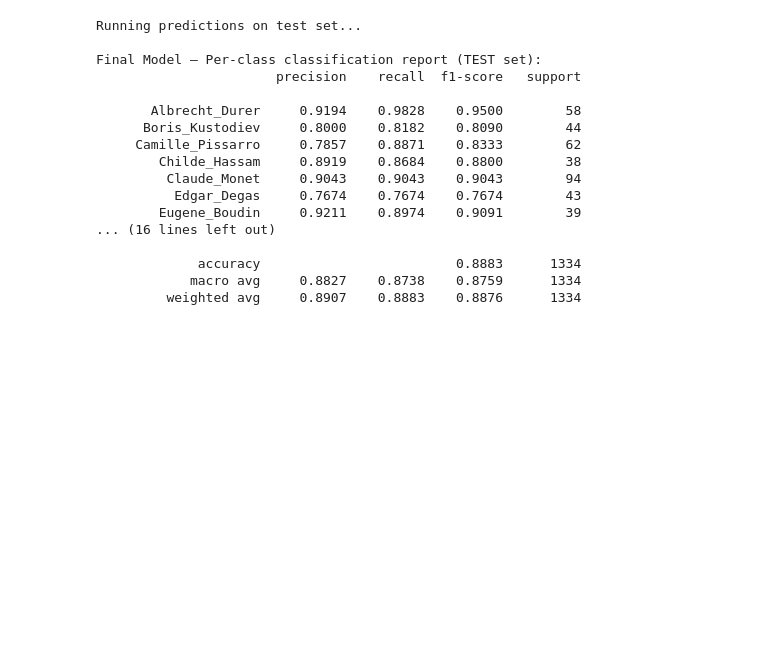
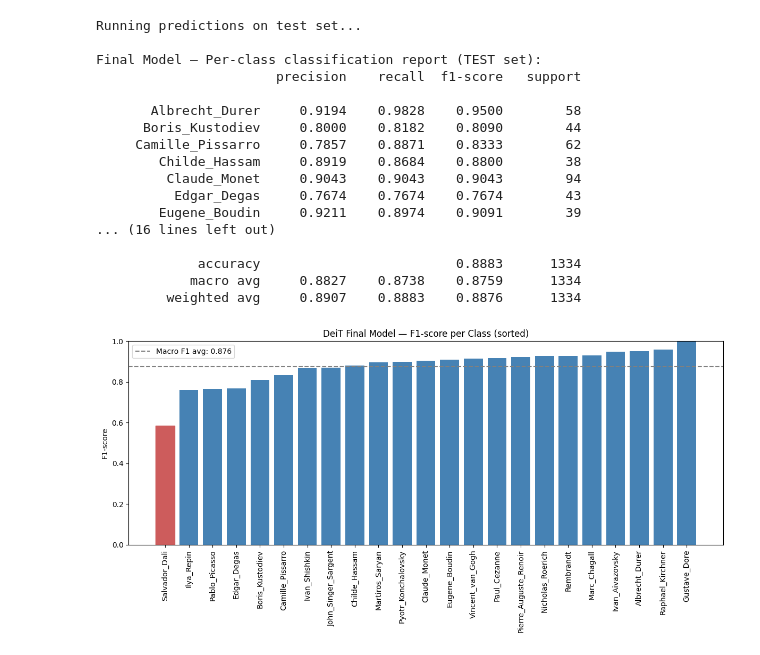
Before and after one commit to guilhermetnsilva/deep-learning-project, a Jupyter notebook: Transformer.ipynb, the cells around one changed output. Cells and saved outputs as stored; diff of their text form; code cells hidden in the pictures; blank space fills up the shorter version.

```diff
--- a/Transformer.ipynb
+++ b/Transformer.ipynb
@@ -1084,3 +1084,38 @@ Final Model — Per-class classification report (TEST set):
              accuracy                         0.8883      1334
             macro avg     0.8827    0.8738    0.8759      1334
          weighted avg     0.8907    0.8883    0.8876      1334
+# %%
+# Per-class F1 score bar chart
+report_dict = classification_report(
+    y_true_final, y_pred_final,
+    target_names=class_names,
+    output_dict=True
+)
+
+f1_scores = [report_dict[name]['f1-score'] for name in class_names]
+
+# Sort ascending (worst classes on left)
+sorted_idx = np.argsort(f1_scores)
+sorted_names = np.array(class_names)[sorted_idx]
+sorted_f1 = np.array(f1_scores)[sorted_idx]
+
+plt.figure(figsize=(12, 6))
+bars = plt.bar(sorted_names, sorted_f1, color='steelblue')
+
+# Highlight weakest classes in red
+for i, bar in enumerate(bars):
+    if sorted_f1[i] < 0.70:
+        bar.set_color('indianred')
+
+plt.xticks(rotation=90)
+plt.ylabel("F1-score")
+plt.title("DeiT Final Model — F1-score per Class (sorted)")
+plt.ylim(0, 1)
+plt.axhline(y=report_dict['macro avg']['f1-score'], color='gray', linestyle='--',
+            label=f"Macro F1 avg: {report_dict['macro avg']['f1-score']:.3f}")
+plt.legend()
+plt.tight_layout()
+plt.savefig(os.path.join(output_dir, 'deit_final_f1_per_class.png'), dpi=150, bbox_inches='tight')
+plt.show()
+# %% [output]
+[figure, added]
```
Also changed, not shown: parts of 2 cells of this notebook.
